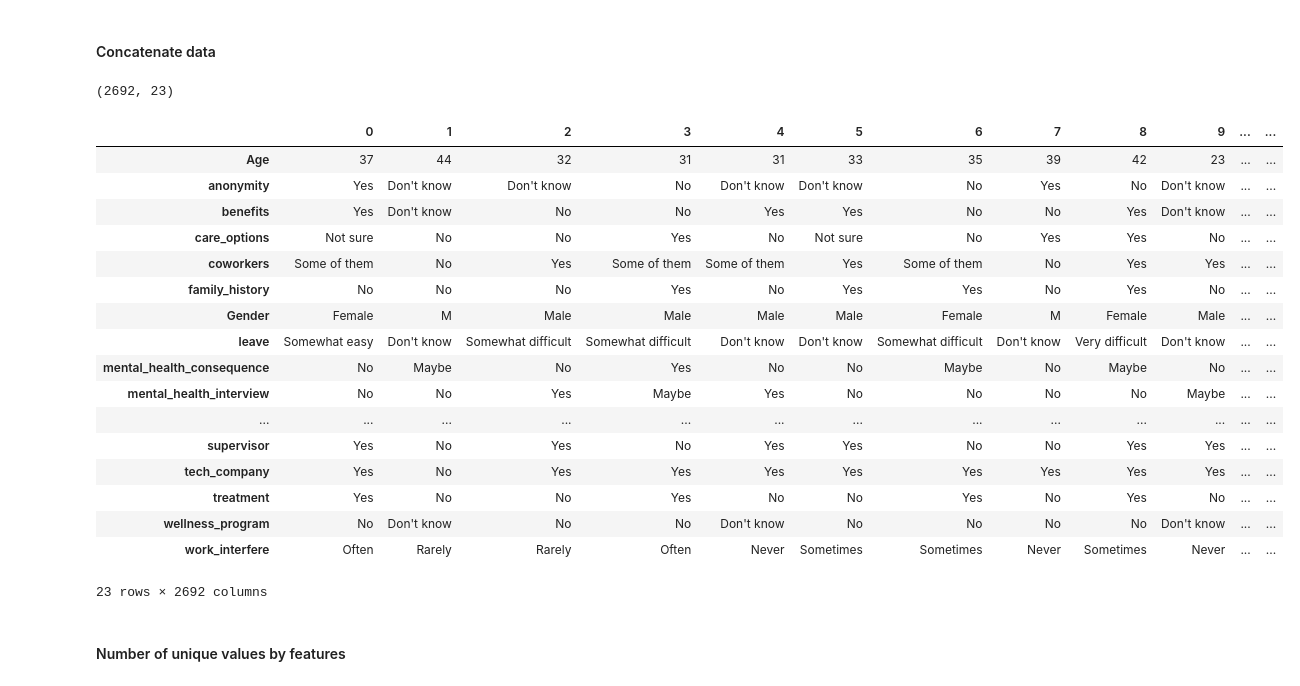
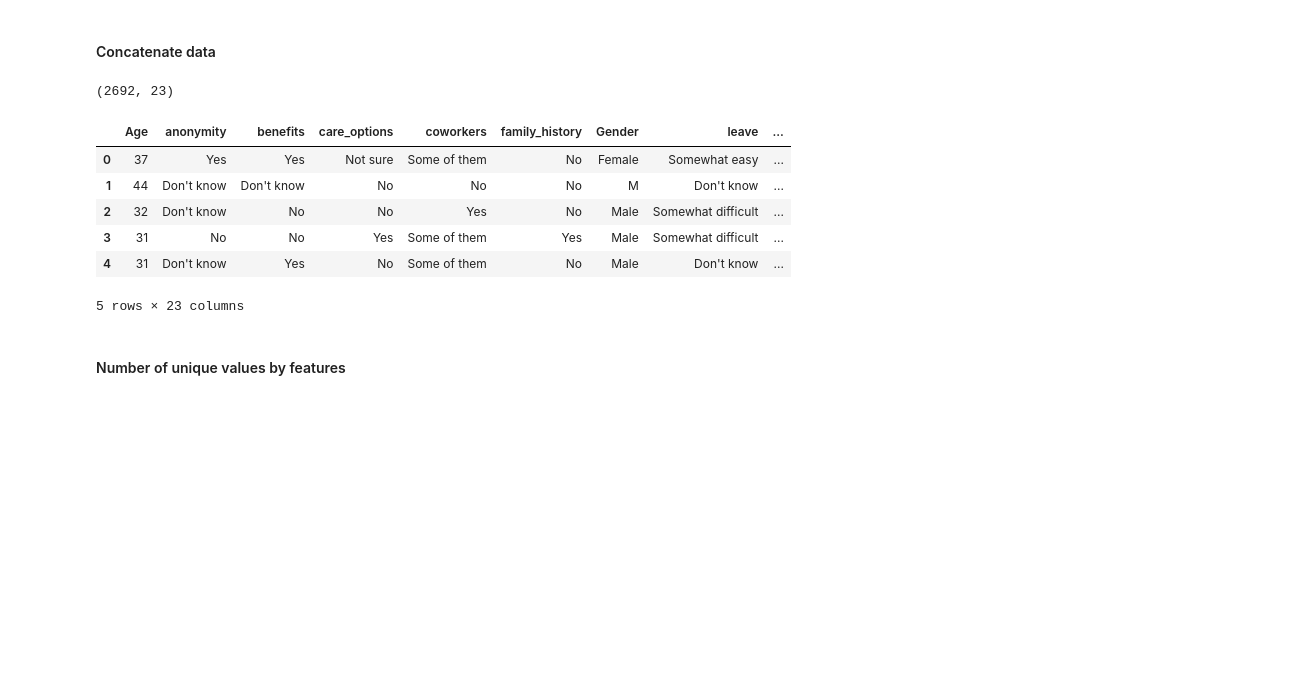
Before and after one commit to alvarorgaz/Research-on-Feature-Importance-for-Stacking-Models, a Jupyter notebook: 1. Preprocessing.ipynb, the cells around one changed output. Saved outputs shown, nothing was run; the diff lists cells and outputs as text; code cells hidden in the pictures; blank space fills up the shorter version.

```diff
--- a/1. Preprocessing.ipynb
+++ b/1. Preprocessing.ipynb
@@ -11,15 +11,20 @@ import pickle
 # %% [markdown]
 #### Read data
 # %%
-data2014 = pd.read_csv('Data/Data2014.csv',sep=',',na_values=['','N/A','Not eligible for coverage / N/A','NA'])
-data2016 = pd.read_csv('Data/Data2016.csv',sep=',',na_values=['','N/A','Not eligible for coverage / N/A','NA'])
+data2014 = pd.read_csv('Data/Data2014.csv',
+                       sep=',',
+                       na_values=['','N/A','Not eligible for coverage / N/A','NA'])
+data2016 = pd.read_csv('Data/Data2016.csv',
+                       sep=',',
+                       na_values=['','N/A','Not eligible for coverage / N/A','NA'])
 # %% [markdown]
 #### Concatenate data
 # %%
 features2014 = ['Age','anonymity','benefits','care_options','coworkers','family_history','Gender','leave',
-                'mental_health_consequence','mental_health_interview','mental_vs_physical','no_employees','obs_consequence',
-                'phys_health_consequence','phys_health_interview','remote_work','seek_help','self_employed','supervisor',
-                'tech_company','treatment','wellness_program','work_interfere']
+                'mental_health_consequence','mental_health_interview','mental_vs_physical','no_employees',
+                'obs_consequence','phys_health_consequence','phys_health_interview','remote_work',
+                'seek_help','self_employed','supervisor','tech_company','treatment','wellness_program',
+                'work_interfere']
 features2016 = ['What is your age?',
                 'Is your anonymity protected if you choose to take advantage of mental health or substance abuse treatment resources provided by your employer?',
                 'Does your employer provide mental health benefits as part of healthcare coverage?',
@@ -49,27 +54,16 @@ data2016.columns = features2014
 data = pd.concat([data2014,data2016],axis=0).reset_index(drop=True)
 # %%
 data.shape
-data.T
+data.head()
 # %% [output]
 (2692, 23)
-|  | 0 | 1 | 2 | 3 | 4 | 5 | 6 | 7 | 8 | 9 | ... | ... |
-| Age | 37 | 44 | 32 | 31 | 31 | 33 | 35 | 39 | 42 | 23 | ... | ... |
-| anonymity | Yes | Don't know | Don't know | No | Don't know | Don't know | No | Yes | No | Don't know | ... | ... |
-| benefits | Yes | Don't know | No | No | Yes | Yes | No | No | Yes | Don't know | ... | ... |
-| care_options | Not sure | No | No | Yes | No | Not sure | No | Yes | Yes | No | ... | ... |
-| coworkers | Some of them | No | Yes | Some of them | Some of them | Yes | Some of them | No | Yes | Yes | ... | ... |
-| family_history | No | No | No | Yes | No | Yes | Yes | No | Yes | No | ... | ... |
-| Gender | Female | M | Male | Male | Male | Male | Female | M | Female | Male | ... | ... |
-| leave | Somewhat easy | Don't know | Somewhat difficult | Somewhat difficult | Don't know | Don't know | Somewhat difficult | Don't know | Very difficult | Don't know | ... | ... |
-| mental_health_consequence | No | Maybe | No | Yes | No | No | Maybe | No | Maybe | No | ... | ... |
-| mental_health_interview | No | No | Yes | Maybe | Yes | No | No | No | No | Maybe | ... | ... |
-| ... | ... | ... | ... | ... | ... | ... | ... | ... | ... | ... | ... | ... |
-| supervisor | Yes | No | Yes | No | Yes | Yes | No | No | Yes | Yes | ... | ... |
-| tech_company | Yes | No | Yes | Yes | Yes | Yes | Yes | Yes | Yes | Yes | ... | ... |
-| treatment | Yes | No | No | Yes | No | No | Yes | No | Yes | No | ... | ... |
-| wellness_program | No | Don't know | No | No | Don't know | No | No | No | No | Don't know | ... | ... |
-| work_interfere | Often | Rarely | Rarely | Often | Never | Sometimes | Sometimes | Never | Sometimes | Never | ... | ... |
+|  | Age | anonymity | benefits | care_options | coworkers | family_history | Gender | leave | ... |
+| 0 | 37 | Yes | Yes | Not sure | Some of them | No | Female | Somewhat easy | ... |
+| 1 | 44 | Don't know | Don't know | No | No | No | M | Don't know | ... |
+| 2 | 32 | Don't know | No | No | Yes | No | Male | Somewhat difficult | ... |
+| 3 | 31 | No | No | Yes | Some of them | Yes | Male | Somewhat difficult | ... |
+| 4 | 31 | Don't know | Yes | No | Some of them | No | Male | Don't know | ... |
-23 rows × 2692 columns
+5 rows × 23 columns
 # %% [markdown]
 #### Number of unique values by features
 # %%
```
Also changed, not shown: parts of 5 cells of this notebook.
